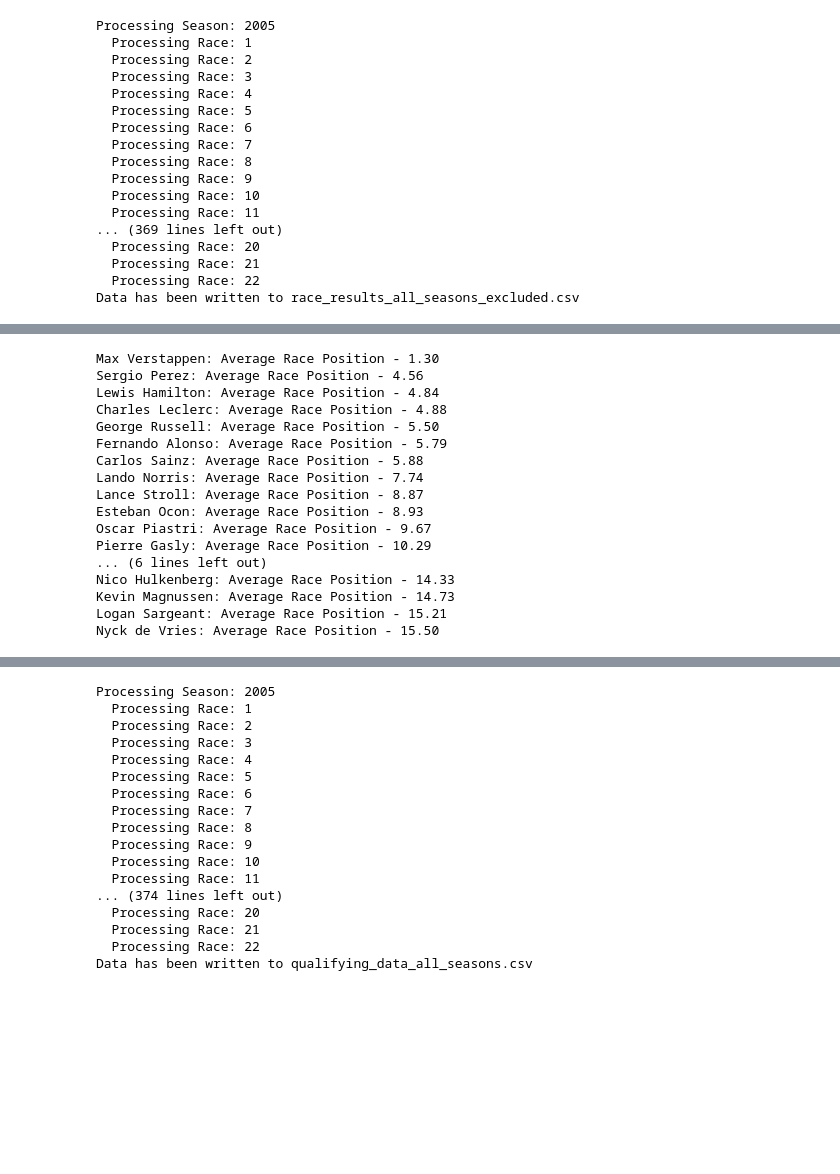
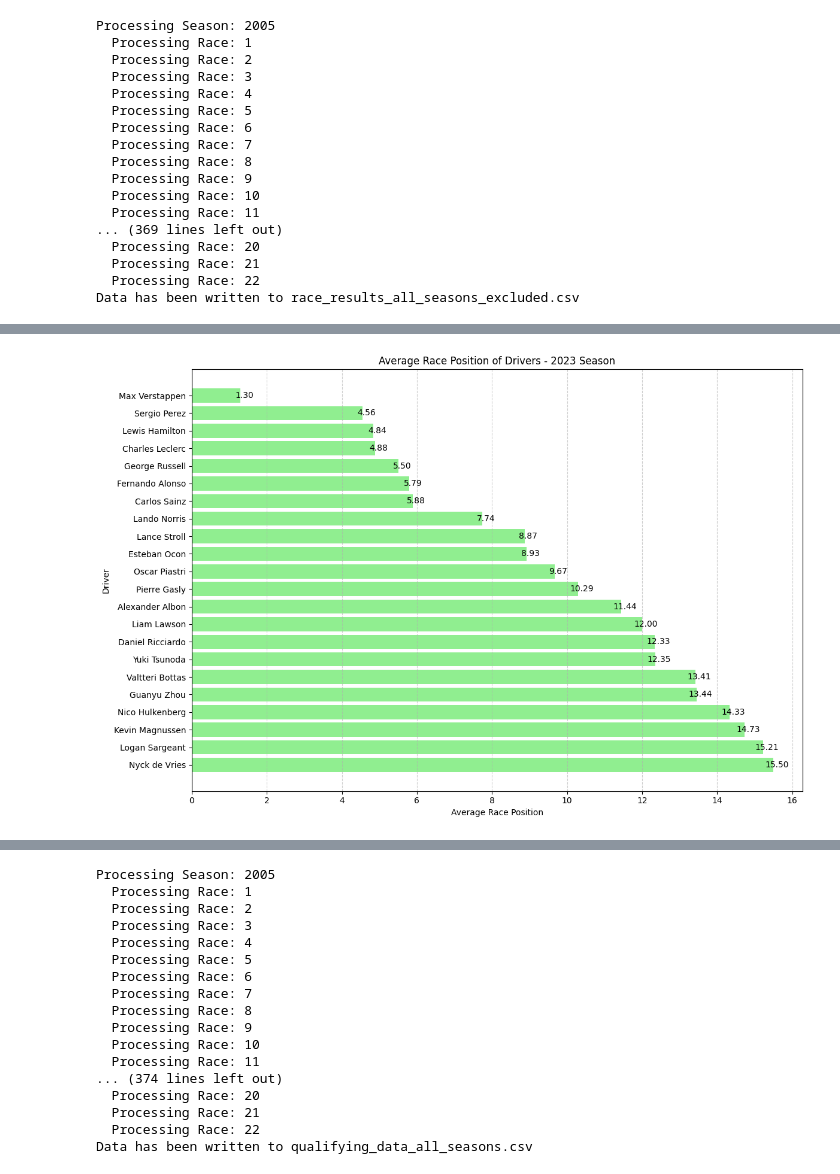
Before and after one commit to GoranBogetic/Podatkovna-rad, a Jupyter notebook: rad.ipynb, the cells around one changed output, grey strips where cells are left out. Drawn from its saved outputs; the diff is of its cells as text; code cells hidden in the pictures; blank space fills up the shorter version.

```diff
--- a/rad.ipynb
+++ b/rad.ipynb
@@ -233,7 +228,6 @@ Logan Sargeant: Average Grid Position - 16.20
 # %%
 import csv
-from unidecode import unidecode
-import ergast_py
+import matplotlib.pyplot as plt
 
 def calculate_average_position(data):
     driver_avg_position = {}
@@ -242,52 +236,49 @@ def calculate_average_position(data):
         driver_name = entry['Driver']
         race_position = entry['Position']
         race_status = entry['Status']
 
         if driver_name not in driver_avg_position:
             driver_avg_position[driver_name] = {'TotalPosition': 0, 'TotalRaces': 0}
 
         if race_status in ('1', '11', '12'):
             driver_avg_position[driver_name]['TotalPosition'] += int(race_position)
             driver_avg_position[driver_name]['TotalRaces'] += 1
 
     for driver, stats in driver_avg_position.items():
         avg_position = stats['TotalPosition'] / stats['TotalRaces']
         driver_avg_position[driver]['AveragePosition'] = avg_position
 
     return driver_avg_position
 
 csv_file_path = 'race_results_all_seasons_excluded.csv'
 csv_columns = ['Season', 'Round_No', 'Position', 'Number', 'Driver', 'Constructor', 'Laps', 'Grid', 'Time', 'Status', 'Points']
 
 with open(csv_file_path, 'r', encoding='utf-8') as csvfile:
     reader = csv.DictReader(csvfile, fieldnames=csv_columns)
     next(reader)
 
     data_from_csv = [row for row in reader if row['Season'] == '2023']
 
 driver_average_position = calculate_average_position(data_from_csv)
 
-sorted_drivers = sorted(driver_average_position.items(), key=lambda x: x[1]['AveragePosition'])
+sorted_drivers = sorted(driver_average_position.items(), key=lambda x: x[1]['AveragePosition'], reverse=True)
 
-for driver, stats in sorted_drivers:
-    print(f"{driver}: Average Race Position - {stats['AveragePosition']:.2f}")
+driver_names = [driver for driver, stats in sorted_drivers]
+average_positions = [stats['AveragePosition'] for driver, stats in sorted_drivers]
+
+plt.figure(figsize=(12, 8))
+bars = plt.barh(driver_names, average_positions, color='lightgreen')
+plt.xlabel('Average Race Position')
+plt.ylabel('Driver')
+plt.title('Average Race Position of Drivers - 2023 Season')
+plt.grid(axis='x', linestyle='--', alpha=0.6)
+
+for bar, value in zip(bars, average_positions):
+    plt.text(bar.get_width() + 0.1, bar.get_y() + bar.get_height()/2, f'{value:.2f}', ha='center', va='center')
+
+plt.tight_layout()
+plt.show()
 # %% [output]
-Max Verstappen: Average Race Position - 1.30
-Sergio Perez: Average Race Position - 4.56
-Lewis Hamilton: Average Race Position - 4.84
-Charles Leclerc: Average Race Position - 4.88
-George Russell: Average Race Position - 5.50
-Fernando Alonso: Average Race Position - 5.79
-Carlos Sainz: Average Race Position - 5.88
-Lando Norris: Average Race Position - 7.74
-Lance Stroll: Average Race Position - 8.87
-Esteban Ocon: Average Race Position - 8.93
-Oscar Piastri: Average Race Position - 9.67
-Pierre Gasly: Average Race Position - 10.29
-... (6 lines left out)
-Nico Hulkenberg: Average Race Position - 14.33
-Kevin Magnussen: Average Race Position - 14.73
-Logan Sargeant: Average Race Position - 15.21
-Nyck de Vries: Average Race Position - 15.50
+[figure, added]
 # %%
 import csv
```
Also changed, not shown: parts of 10 cells of this notebook.
